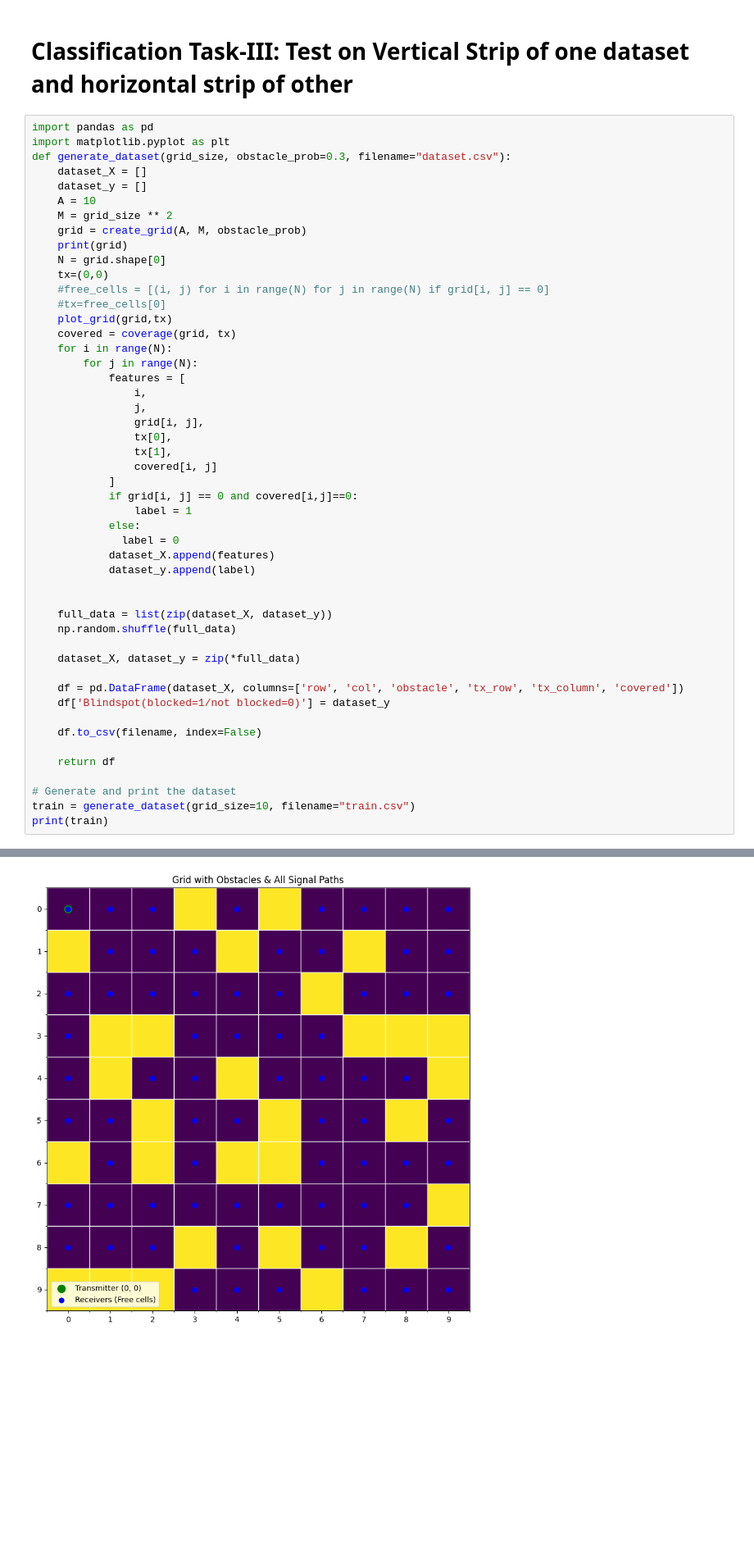
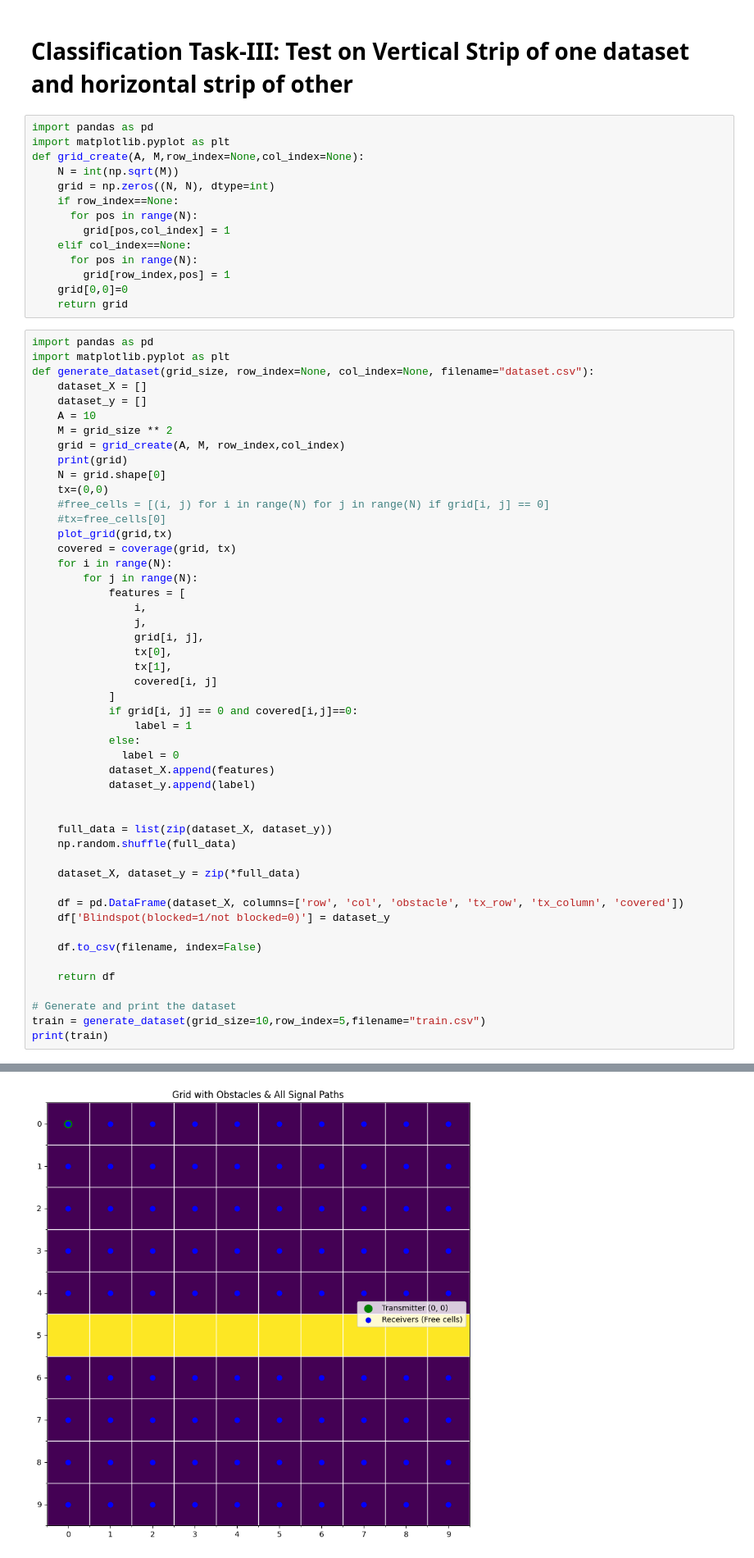
Before and after one commit to gourav-prateek-sharma/Capstone-Project-COVER, a Jupyter notebook: Classification_Task_III(Strips).ipynb, the cells around one changed output, grey strips where cells are left out. Shown at 82% size. Drawn from its saved outputs; the diff is of its cells as text; blank space fills up the shorter version.

```diff
--- a/Classification_Task_III(Strips).ipynb
+++ b/Classification_Task_III(Strips).ipynb
@@ -150,15 +150,29 @@ Best Transmitter Placement: [array([0, 8]), array([3, 8])]
 Minimum Blind Spots: 17
 # %% [markdown]
 # Classification Task-III: Test on Vertical Strip of one dataset and horizontal strip of other
+# %%
+import pandas as pd
+import matplotlib.pyplot as plt
+def grid_create(A, M,row_index=None,col_index=None):
+    N = int(np.sqrt(M))
+    grid = np.zeros((N, N), dtype=int)
+    if row_index==None:
+      for pos in range(N):
+        grid[pos,col_index] = 1
+    elif col_index==None:
+      for pos in range(N):
+        grid[row_index,pos] = 1
+    grid[0,0]=0
+    return grid
 # %%
 import pandas as pd
 import matplotlib.pyplot as plt
-def generate_dataset(grid_size, obstacle_prob=0.3, filename="dataset.csv"):
+def generate_dataset(grid_size, row_index=None, col_index=None, filename="dataset.csv"):
     dataset_X = []
     dataset_y = []
     A = 10
     M = grid_size ** 2
-    grid = create_grid(A, M, obstacle_prob)
+    grid = grid_create(A, M, row_index,col_index)
     print(grid)
     N = grid.shape[0]
     tx=(0,0)
@@ -197,6 +211,6 @@ def generate_dataset(grid_size, obstacle_prob=0.3, filename="dataset.csv"):
     return df
 
 # Generate and print the dataset
-train = generate_dataset(grid_size=10, filename="train.csv")
+train = generate_dataset(grid_size=10,row_index=5,filename="train.csv")
 print(train)
 # %% [output]
@@ -213,2 +227,2 @@ print(train)
-[figure, old version]
+[figure, new version]
     row  col  obstacle  tx_row  tx_column  covered  \
```
Also changed, not shown: parts of 4 cells of this notebook.
